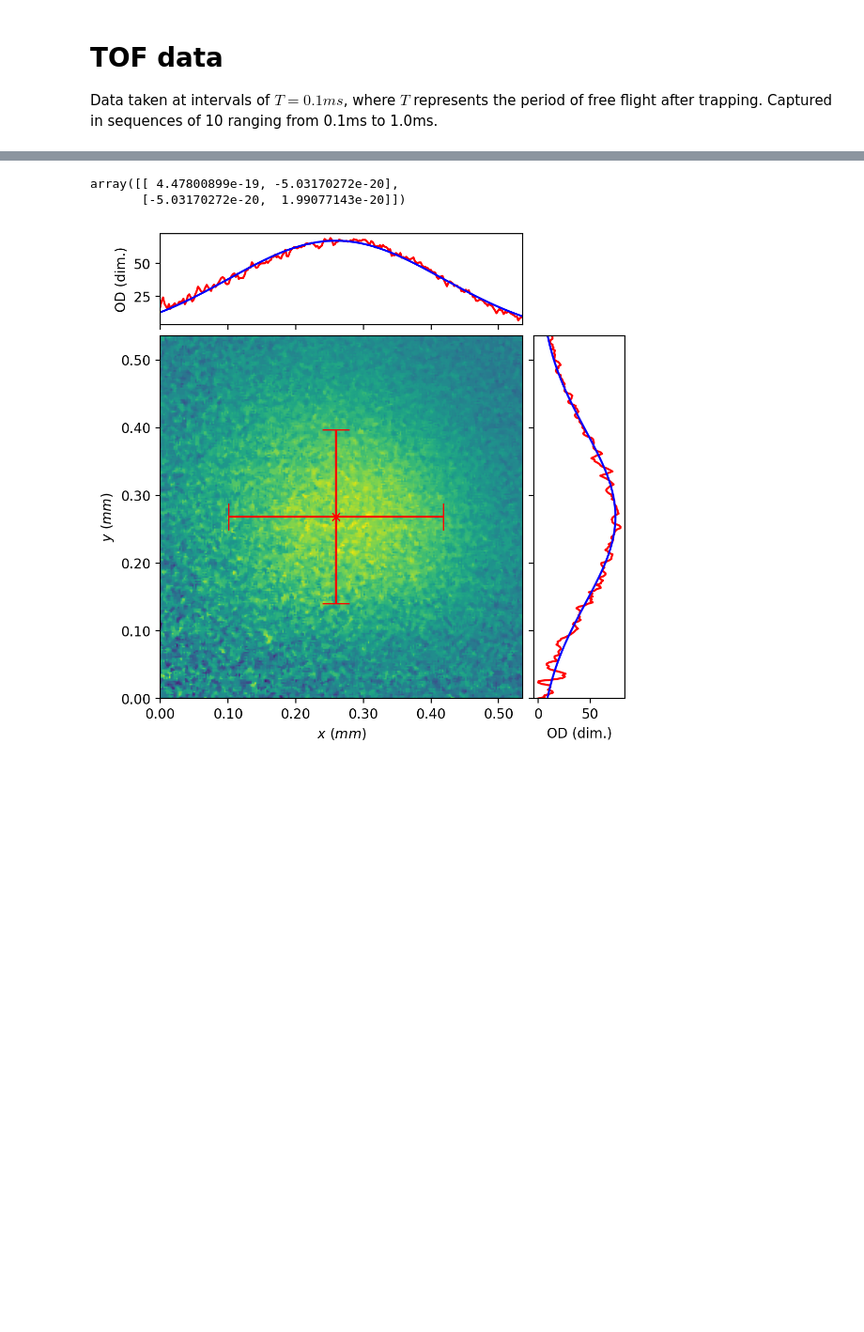
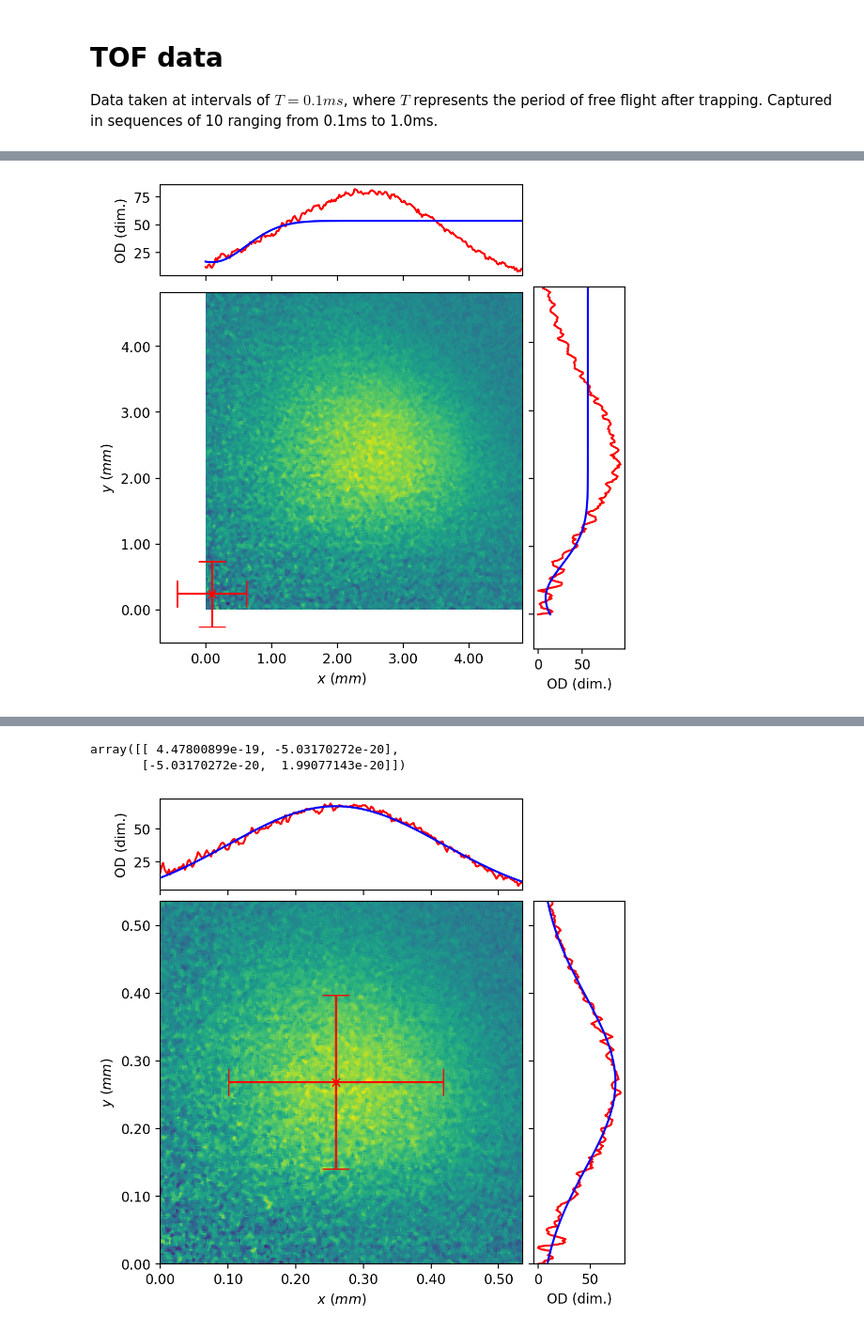
Before and after one commit to benmcdonough20/MOTsArentForKids, a Jupyter notebook: TOF/TOF_ruobin.ipynb, the cells around one changed output, grey strips where cells are left out. Shown at 94% size. Cells and saved outputs as stored; diff of their text form; code cells hidden in the pictures; blank space fills up the shorter version.

```diff
--- a/TOF/TOF_ruobin.ipynb
+++ b/TOF/TOF_ruobin.ipynb
@@ -40,3 +43,7 @@ time_list = np.array(list(sigma_times.keys()))
+# %%
+d.data[1].plot_fit()
+# %% [output]
+[figure, added]
 # %%
 popt, pcov = curve_fit(lambda x,a,b:a*x**2+b, d.vlist, means, sigma=errs)
 popt
```
Also changed, not shown: parts of 3 cells of this notebook, 2 other files.
